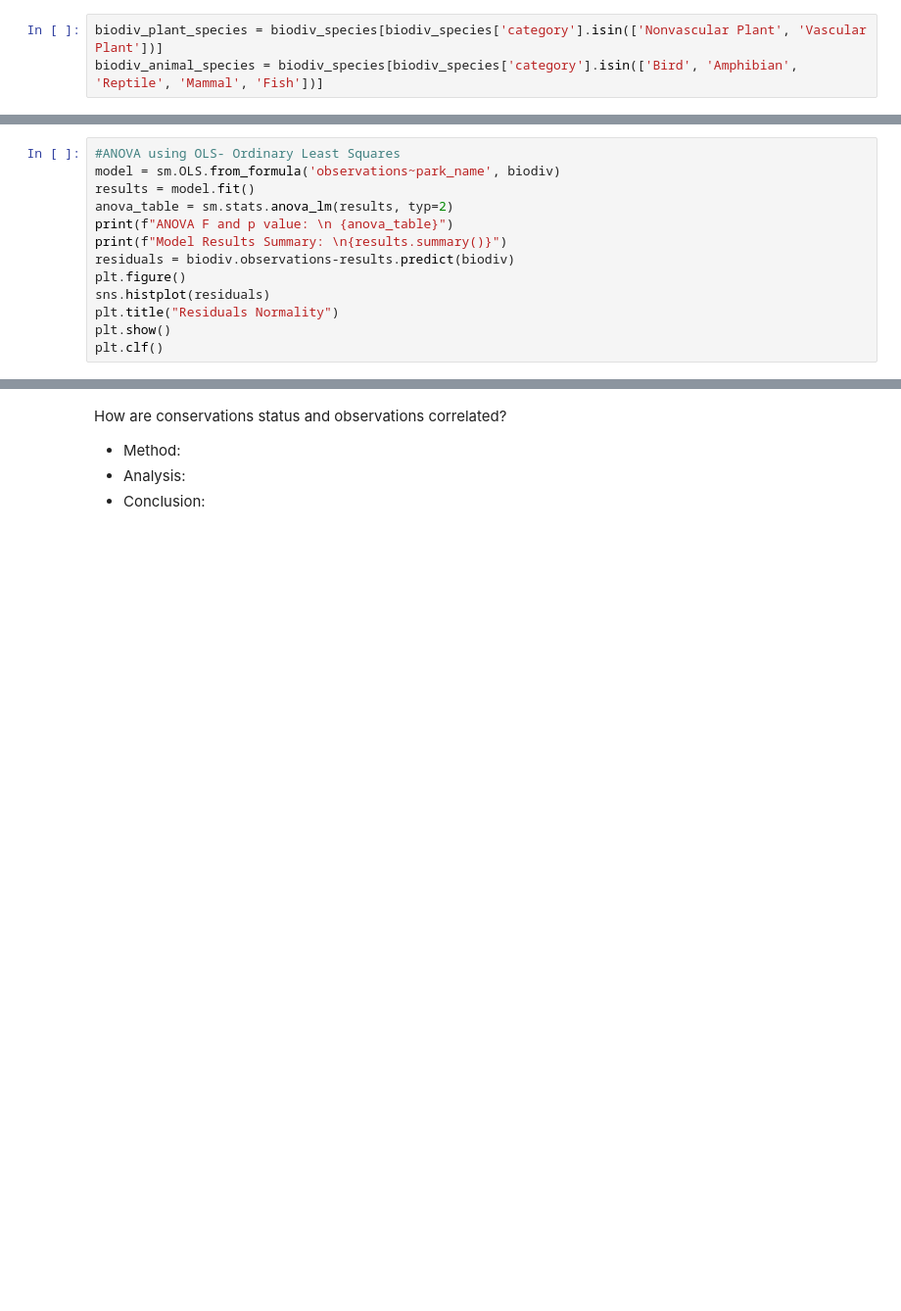
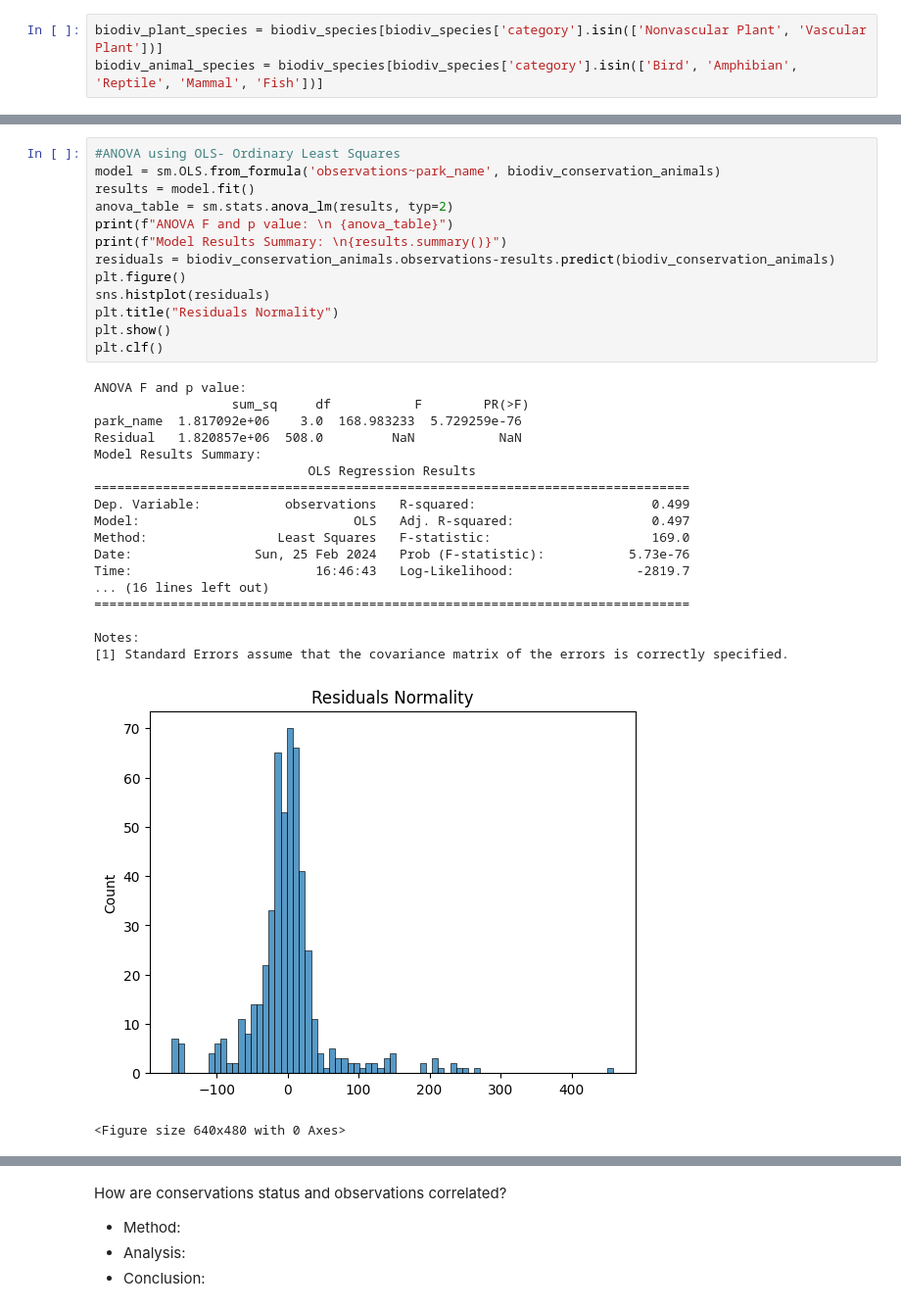
Before and after one commit to Matthewsabk/biodiversity, a Jupyter notebook: biodiversity.ipynb, the cells around one changed output, grey strips where cells are left out. Shown at 98% size. Cells and saved outputs as stored; diff of their text form; blank space fills up the shorter version.

```diff
--- a/biodiversity.ipynb
+++ b/biodiversity.ipynb
@@ -315,13 +376,33 @@ print(parks_describe_df)
 # %%
 #ANOVA using OLS- Ordinary Least Squares
-model = sm.OLS.from_formula('observations~park_name', biodiv)
+model = sm.OLS.from_formula('observations~park_name', biodiv_conservation_animals)
 results = model.fit()
 anova_table = sm.stats.anova_lm(results, typ=2)
 print(f"ANOVA F and p value: \n {anova_table}")
 print(f"Model Results Summary: \n{results.summary()}")
-residuals = biodiv.observations-results.predict(biodiv)
+residuals = biodiv_conservation_animals.observations-results.predict(biodiv_conservation_animals)
 plt.figure()
 sns.histplot(residuals)
 plt.title("Residuals Normality")
 plt.show()
 plt.clf()
+# %% [output]
+ANOVA F and p value:
+                  sum_sq     df           F        PR(>F)
+park_name  1.817092e+06    3.0  168.983233  5.729259e-76
+Residual   1.820857e+06  508.0         NaN           NaN
+Model Results Summary:
+                            OLS Regression Results
+==============================================================================
+Dep. Variable:           observations   R-squared:                       0.499
+Model:                            OLS   Adj. R-squared:                  0.497
+Method:                 Least Squares   F-statistic:                     169.0
+Date:                Sun, 25 Feb 2024   Prob (F-statistic):           5.73e-76
+Time:                        16:46:43   Log-Likelihood:                -2819.7
+... (16 lines left out)
+==============================================================================
+
+Notes:
+[1] Standard Errors assume that the covariance matrix of the errors is correctly specified.
+[figure, added]
+<Figure size 640x480 with 0 Axes>
```
Also changed, not shown: parts of 20 cells of this notebook, 1 other file.
